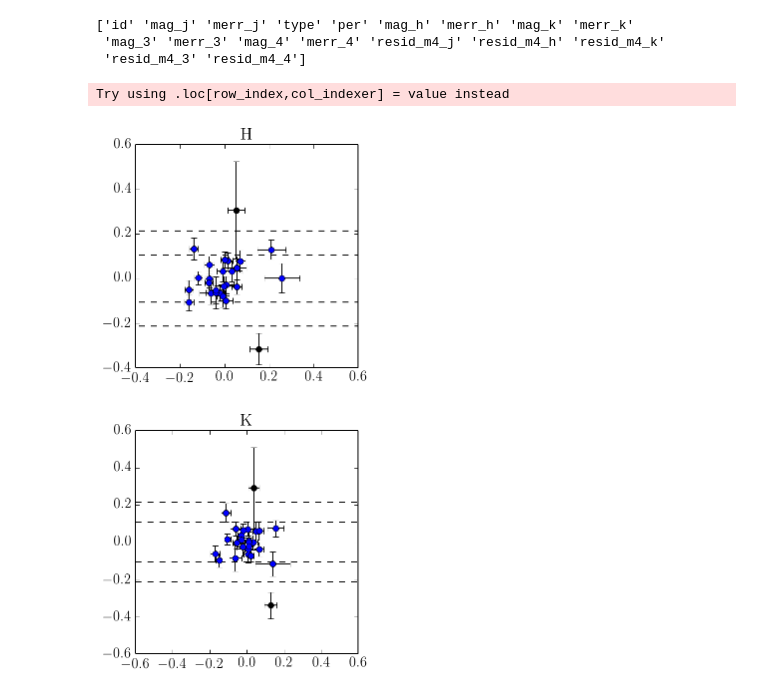
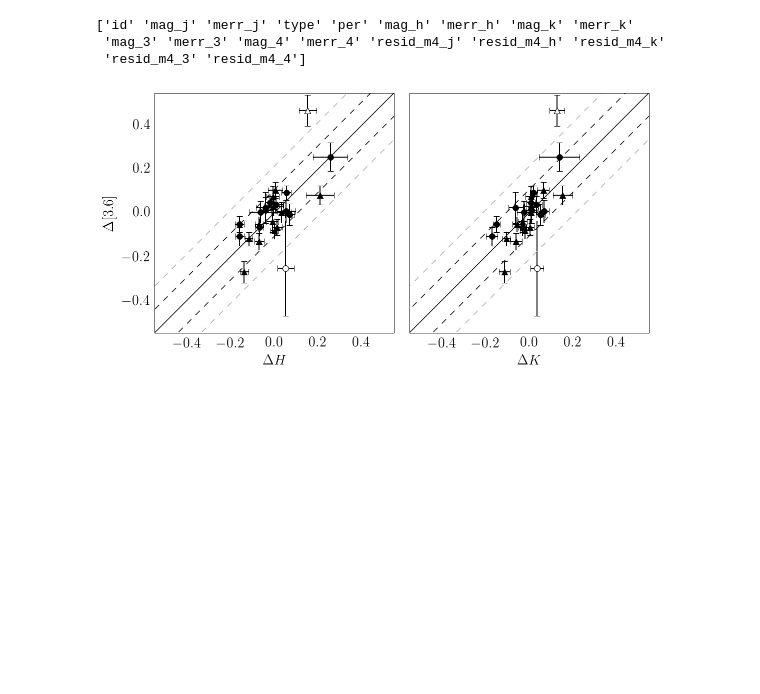
Before and after one commit to vickyscowcroft/omegaCen, a Jupyter notebook: reworked_fitting_code/delta delta sigma clipping.ipynb, the cells around one changed output. Cells and saved outputs as stored; diff of their text form; code cells hidden in the pictures; blank space fills up the shorter version.

Commit message:
Tweak distance plots

```diff
--- a/reworked_fitting_code/delta delta sigma clipping.ipynb
+++ b/reworked_fitting_code/delta delta sigma clipping.ipynb
@@ -29,34 +30,47 @@ print df.columns.values
 # %%
 df['resid_h_3'] = df['resid_m4_h'] - df['resid_m4_3']
 df['resid_k_3'] = df['resid_m4_k'] - df['resid_m4_3']
+fig = plt.figure(figsize=(8,5))
+j = 1
+xspace = np.linspace(-1,1,10)
 for i in ['h','k']:
     df['resid_' + i + '_3'] = df['resid_m4_' + i] - df['resid_m4_3']
     if i == 'h':
         clipped_h = sigma_clip(df['resid_h_3'], 2)
         bad_only_h = df[clipped_h.mask]
+        bad_only_h0 = bad_only_h[bad_only_h.type == 0]
+        bad_only_h1 = bad_only_h[bad_only_h.type == 1]
     if i == 'k':
         clipped_k = sigma_clip(df['resid_k_3'], 2)
         bad_only_k = df[clipped_k.mask]
-    fig = plt.figure()
-    ax = fig.add_subplot(1,1,1, aspect='equal')
+        bad_only_k0 = bad_only_k[bad_only_k.type == 0]
+        bad_only_k1 = bad_only_k[bad_only_k.type == 1]
+    ax = fig.add_subplot(1,2,j, aspect='equal')
     sig = np.std(df['resid_' + i + '_3'])
-    ax.errorbar(df['resid_m4_' + i], df['resid_' + i + '_3'],
-                xerr=df['merr_' + i], yerr=df['merr_3'], fmt='o', color='k')
+    ppl.plot(ax, xspace, xspace, 'k-')
+    ppl.plot(ax, xspace, xspace + sig, 'k--')
+    ppl.plot(ax, xspace, xspace - sig, 'k--')
+    ppl.plot(ax, xspace, xspace + 2*sig, '--', color='#AAAAAA')
+    ppl.plot(ax, xspace, xspace - 2*sig, '--', color='#AAAAAA')
+    ax.errorbar(df1['resid_m4_' + i], df1['resid_m4_3'],
+                xerr=df1['merr_' + i], yerr=df1['merr_3'], fmt='o', color='k')
+    ax.errorbar(df2['resid_m4_' + i], df2['resid_m4_3'],
+                xerr=df2['merr_' + i], yerr=df2['merr_3'], fmt='^', color='k')
     if i == 'h':
-        ax.plot(df['resid_m4_h'], clipped_h, 'o')
+        ax.plot(bad_only_h0['resid_m4_h'], bad_only_h0['resid_m4_3'], 'o', color='w')
+        ax.plot(bad_only_h1['resid_m4_h'], bad_only_h1['resid_m4_3'], '^', color='w')
+        ax.set_ylabel('$\Delta [3.6]$')
     if i == 'k':
-        ax.plot(df['resid_m4_k'], clipped_k, 'o')
-    #ax.set_ylim(-0.3,0.4)
+        ax.plot(bad_only_k0['resid_m4_k'], bad_only_k0['resid_m4_3'], 'o', color='w')
+        ax.plot(bad_only_k1['resid_m4_k'], bad_only_k1['resid_m4_3'], '^', color='w')
+        ax.set_yticks([])
+    ax.set_ylim(-0.55,0.55)
     ax.set_xlim(ax.get_ylim())
-    ax.hlines(1*sig, -0.6, 0.6, linestyle='--')
-    ax.hlines(-1*sig, -0.6, 0.6, linestyle='--')
-    ax.hlines(2*sig, -0.6, 0.6, linestyle='--')
-    ax.hlines(-2*sig, -0.6, 0.6, linestyle='--')
-    ax.set_title(i.upper())
+    ax.set_xlabel('$\Delta {}$'.format(i.upper()))
+    j += 1
+fig.tight_layout()
 # %% [output]
-Try using .loc[row_index,col_indexer] = value instead
-[figure, old version]
+[figure, new version]
-[figure, removed]
 # %%
 bad_only_h
 # %% [output]
```
Also changed, not shown: parts of 1 cell of this notebook, 25 other files.
